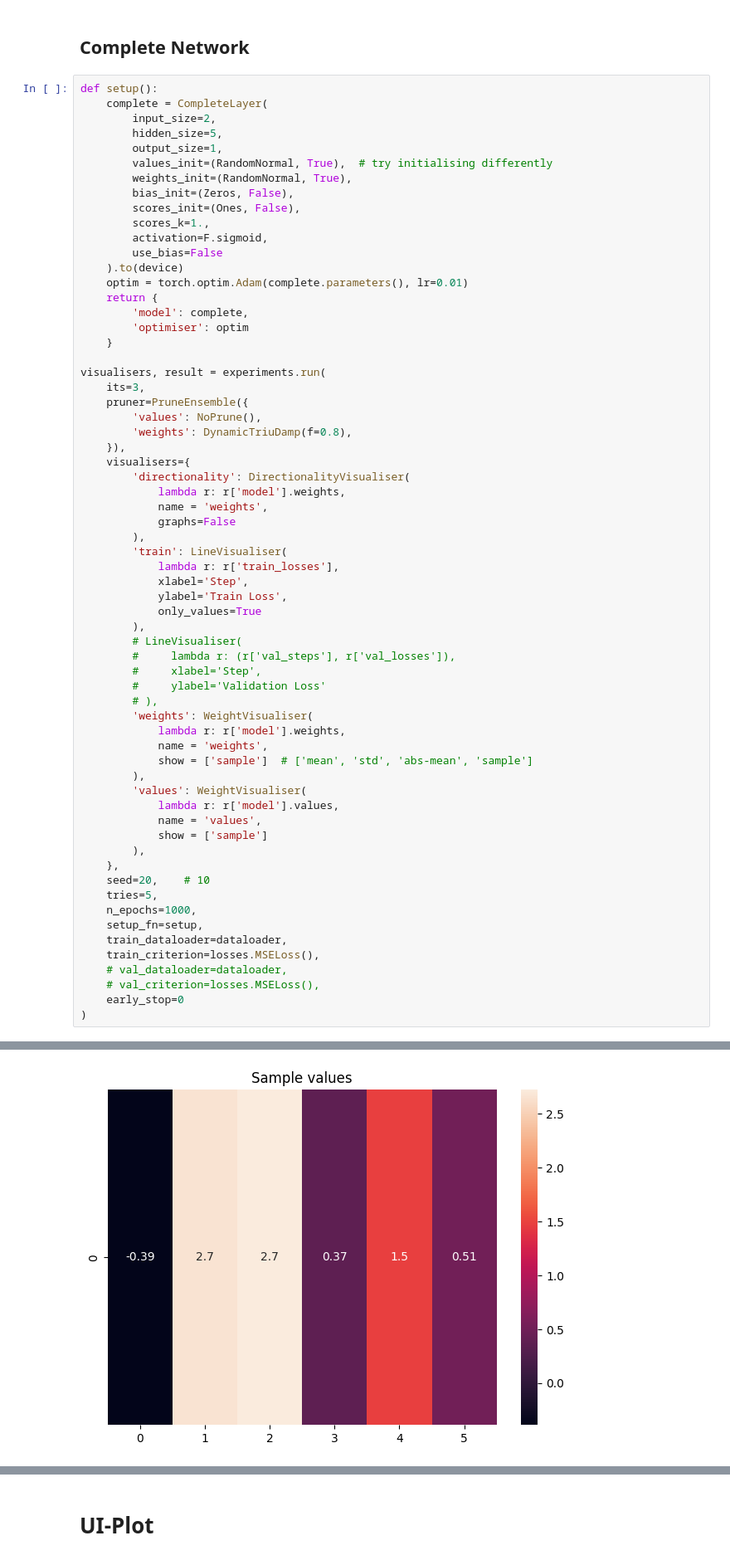
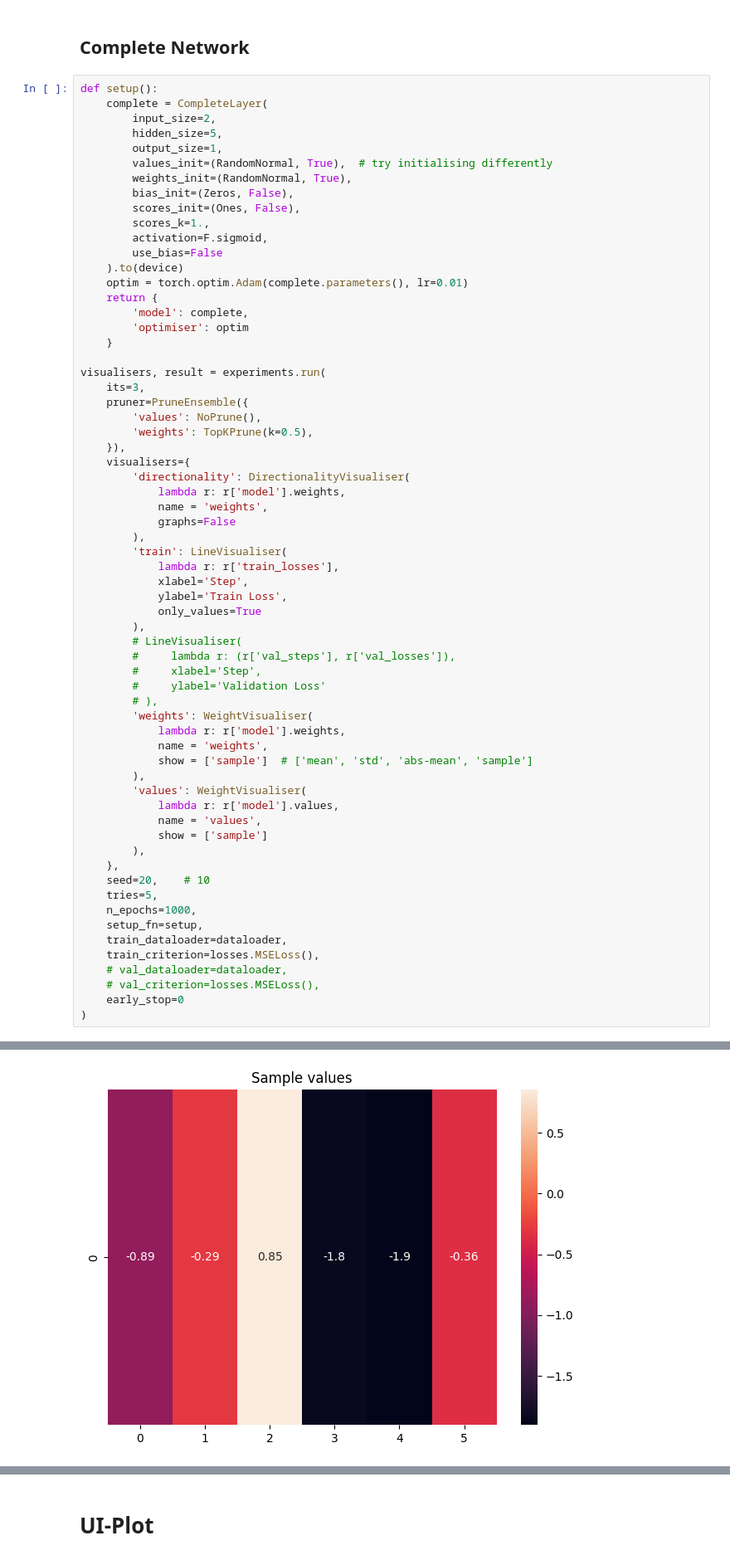
Before and after one commit to PerceptronV/induced-mlp, a Jupyter notebook: notebooks/xor.ipynb, the cells around one changed output, grey strips where cells are left out. Shown at 83% size. Cells and saved outputs as stored; diff of their text form.

```diff
--- a/notebooks/xor.ipynb
+++ b/notebooks/xor.ipynb
@@ -125,7 +125,7 @@ visualisers, result = experiments.run(
     its=3,
     pruner=PruneEnsemble({
         'values': NoPrune(),
-        'weights': DynamicTriuDamp(f=0.8),
+        'weights': TopKPrune(k=0.5),
     }),
     visualisers={
         'directionality': DirectionalityVisualiser(
@@ -172 +172 @@ Directionality: 1.000 $\pm$ 0.000
-[figure, old version]
+[figure, new version]
```
Also changed, not shown: parts of 5 cells of this notebook, 11 other files.
